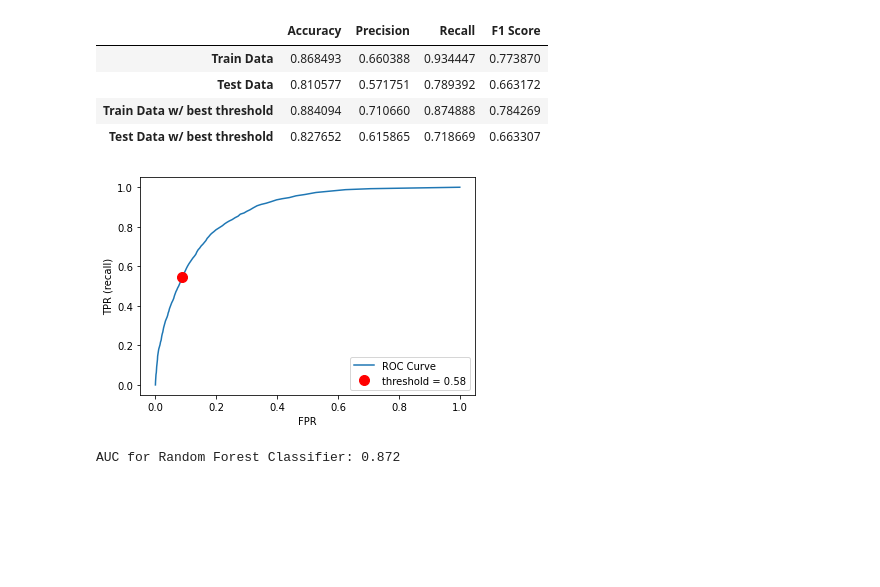
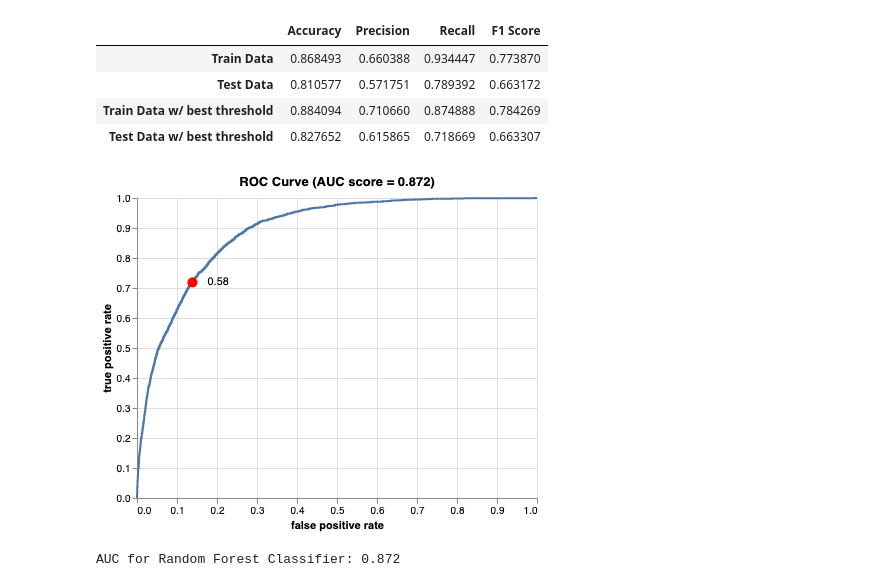
Before and after one commit to sukhleen999/census-income-prediction, a Jupyter notebook: src/model_building.ipynb, the cells around one changed output. Saved outputs shown, nothing was run; the diff lists cells and outputs as text; code cells hidden in the pictures; blank space fills up the shorter version.

Commit message:
minor changes to plots

```diff
--- a/src/model_building.ipynb
+++ b/src/model_building.ipynb
@@ -255,25 +251,37 @@ pd.concat([model_perf_df, model_perf_thres_df])
 | Train Data w/ best threshold | 0.884094 | 0.710660 | 0.874888 | 0.784269 |
 | Test Data w/ best threshold | 0.827652 | 0.615865 | 0.718669 | 0.663307 |
 # %%
-# ROC Curve
+# # ROC Curve
 
-fpr, tpr, thresholds = roc_curve(y_test, pipe_forest.predict_proba(X_test)[:, 1])
-plt.plot(fpr, tpr, label="ROC Curve")
-plt.xlabel("FPR")
-plt.ylabel("TPR (recall)")
+fpr, tpr, thresholds = roc_curve(y_test, rand_search_rf.predict_proba(X_test)[:, 1])
 
-default_threshold = np.argmin(np.abs(thresholds - 0.52))
+roc_df = pd.DataFrame()
+roc_df['fpr'] = fpr
+roc_df['tpr'] = tpr
+roc_df['thresholds'] = thresholds
 
-plt.plot(
-    fpr[default_threshold],
-    tpr[default_threshold],
-    "or",
-    markersize=10,
-    label="threshold = 0.58",
+pt_roc_idx = (roc_df['thresholds'] - best_thres).abs().argmin()
+
+roc_curves = alt.Chart(roc_df, title = "ROC Curve (AUC score = 0.872)").mark_line().encode(
+        alt.X('fpr', title="false positive rate"),
+        alt.Y('tpr', title="true positive rate"))
+
+roc_max_f1_point = alt.Chart(pd.DataFrame(roc_df.iloc[pt_roc_idx]).T,
+                         ).mark_circle(
+    color="red", size=100, opacity=1).encode(
+    x="fpr",
+    y="tpr"
 )
-plt.legend(loc="best");
+
+roc_text = roc_max_f1_point.mark_text(
+    align='left',
+    baseline='middle',
+    dx=15).encode(text= alt.Text("thresholds:Q", format = ".2f"))
+
+roc_curve_plot = roc_curves + roc_max_f1_point + roc_text
+roc_curve_plot
 # %% [output]
-[figure, old version]
+[figure, new version]
 # %%
 # ROC_AUC score
 
```
Also changed, not shown: parts of 4 cells of this notebook.
